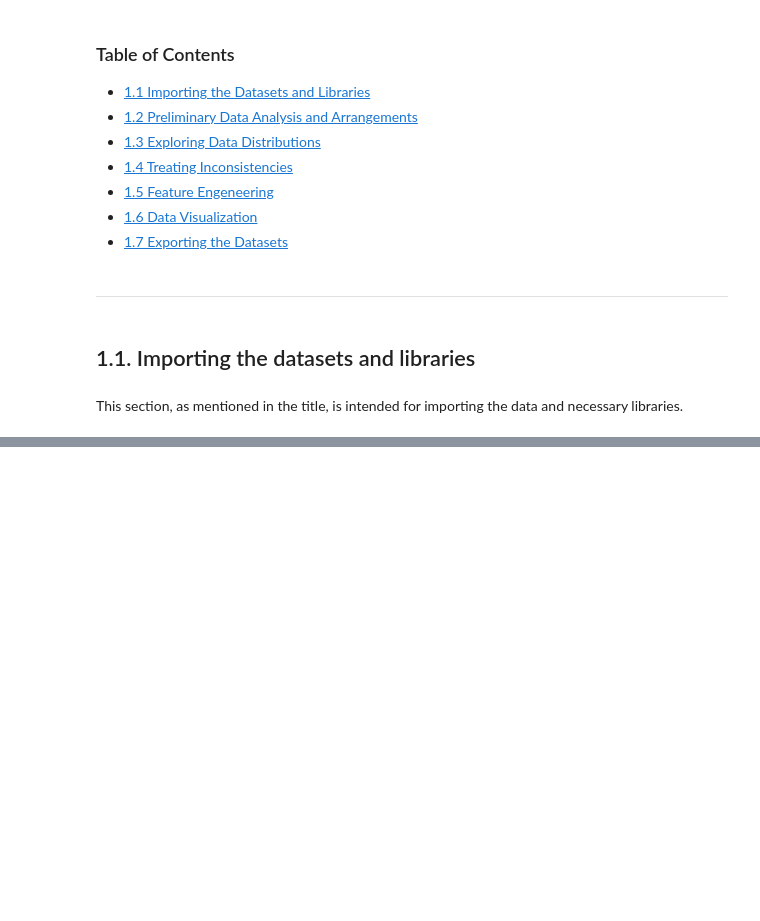
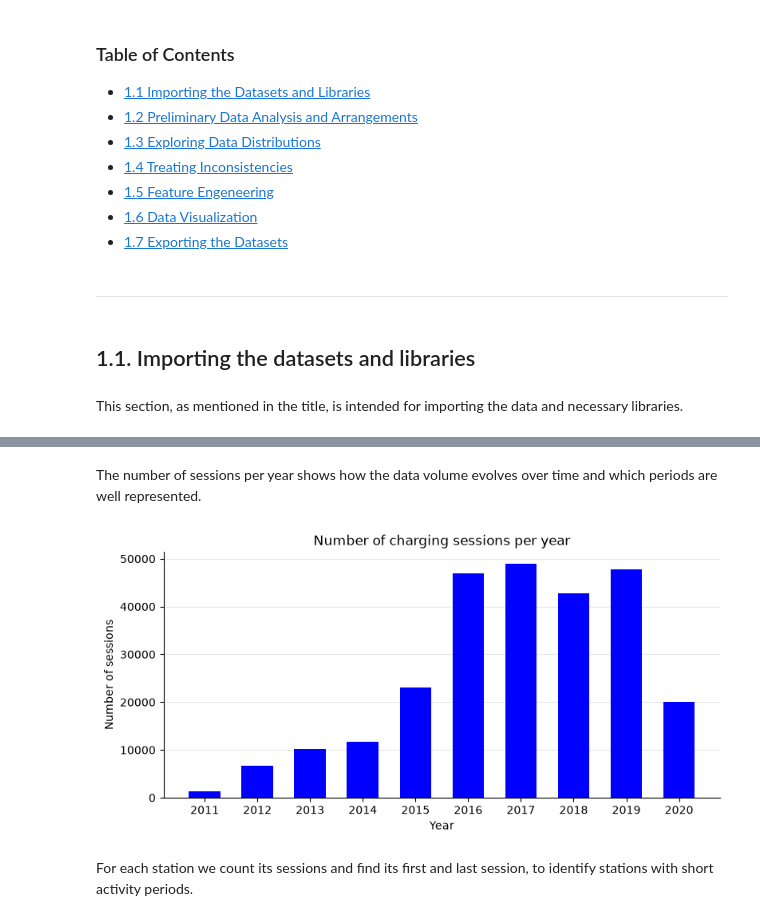
Before and after one commit to Teresa7810/Introduction-to-Business-Analytics, a Jupyter notebook: project.ipynb, the cells around one changed output, grey strips where cells are left out. Drawn from its saved outputs; the diff is of its cells as text; code cells hidden in the pictures; blank space fills up the shorter version.

Commit message:
Data cleaning sections 1.1–1.4 + export (1.7)

```diff
--- a/project.ipynb
+++ b/project.ipynb
@@ -251,0 +49,2 @@ check location
+# %%
+df = pd.read_csv("Data/EVChargingStationUsage.csv", low_memory=False)
@@ -251,0 +165,5 @@ check location
+# %%
+cols_to_drop = ["EVSE ID", "County", "System S/N", "Model Number",
+                "Org Name", "Country", "State/Province", "City"]
+df = df.drop(columns=cols_to_drop)
+print(df.shape)
@@ -251,0 +174,4 @@ check location
+# %%
+for col in ["Port Type", "Plug Type", "Ended By"]:
+    print(df[col].value_counts(dropna=False))
+    print()
@@ -251,0 +221,19 @@ check location
+# %%
+for col in ["start", "end", "transaction_date"]:
+    df[col] = pd.to_datetime(df[col], errors="coerce")
+
+for col in ["total_duration", "charging_time"]:
+    df[col] = pd.to_timedelta(df[col], errors="coerce")
+
+df["total_hours"] = df["total_duration"].dt.total_seconds() / 3600
+df["charging_hours"] = df["charging_time"].dt.total_seconds() / 3600
+
+for col in ["station", "port_type", "plug_type", "ended_by"]:
+    df[col] = df[col].astype("category")
+
+df["driver_postal_code"] = df["driver_postal_code"].astype("Int64").astype("string")
+for col in ["postal_code", "event_id"]:
+    df[col] = df[col].astype("string")
+
+print(df[["start", "end", "transaction_date", "total_duration", "charging_time"]].isna().sum())
+df.dtypes
@@ -251,0 +264,19 @@ check location
+# %% [markdown]
+The number of sessions per year shows how the data volume evolves over time and which periods are well represented.
+# %%
+sessions_per_year = df["start"].dt.year.value_counts().sort_index()
+
+fig, ax = plt.subplots(figsize=(9, 4))
+ax.bar(sessions_per_year.index, sessions_per_year.values, color="blue", width=0.6)
+ax.set_title("Number of charging sessions per year")
+ax.set_xlabel("Year")
+ax.set_ylabel("Number of sessions")
+ax.set_xticks(sessions_per_year.index)
+ax.grid(axis="y", alpha=0.3)
+ax.set_axisbelow(True)
+ax.spines[["top", "right"]].set_visible(False)
+plt.show()
+# %% [output]
+[figure, added]
+# %% [markdown]
+For each station we count its sessions and find its first and last session, to identify stations with short activity periods.
```
Also changed, not shown: parts of 100 cells of this notebook, 1 other file.
